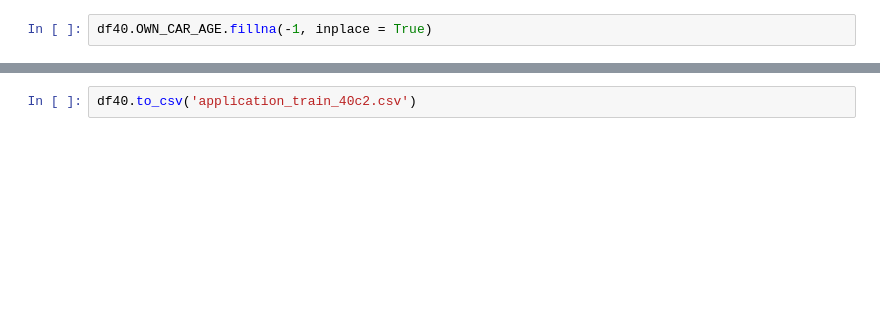
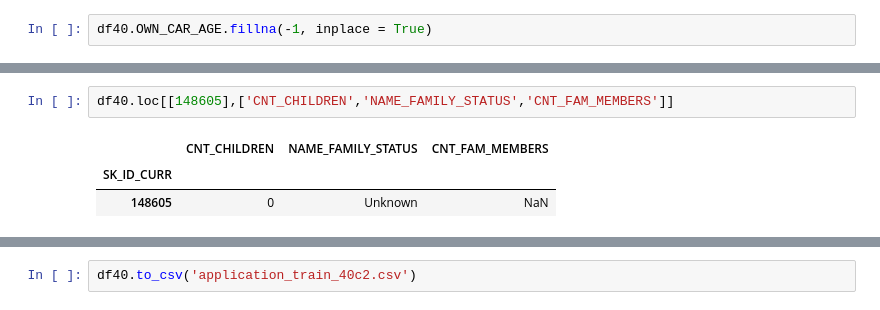
Before and after one commit to ricardoslee/Trabalhos, a Jupyter notebook: AIA/Trabalho1.ipynb, the cells around one changed output, grey strips where cells are left out. Drawn from its saved outputs; the diff is of its cells as text; blank space fills up the shorter version.

```diff
--- a/AIA/Trabalho1.ipynb
+++ b/AIA/Trabalho1.ipynb
@@ -161,0 +331,6 @@ mn.bar(df40,figsize=(40,6))
+# %%
+df40.loc[[148605],['CNT_CHILDREN','NAME_FAMILY_STATUS','CNT_FAM_MEMBERS']]
+# %% [output]
+|  | CNT_CHILDREN | NAME_FAMILY_STATUS | CNT_FAM_MEMBERS |
+| SK_ID_CURR |  |  |  |
+| 148605 | 0 | Unknown | NaN |
```
Also changed, not shown: parts of 204 cells of this notebook, 4 other files.
